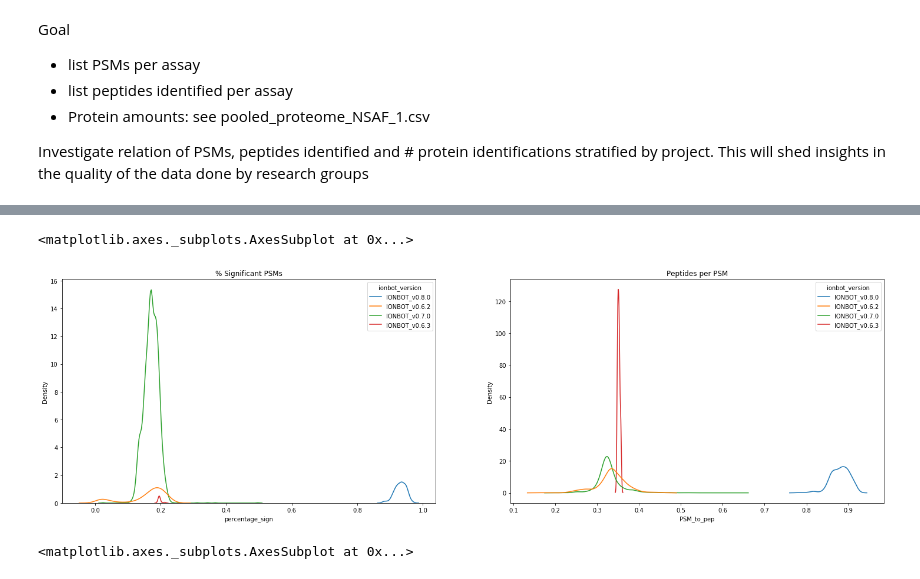
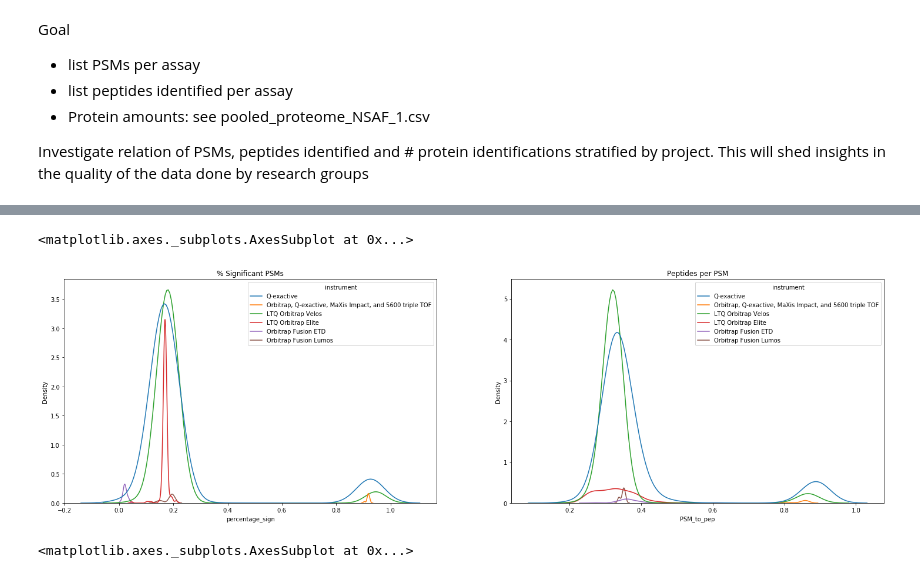
Before and after one commit to SamvPy/Master_thesis_AJ_22_23, a Jupyter notebook: master_thesis/Atlas_creation/data_overview.ipynb, the cells around one changed output, grey strips where cells are left out. Saved outputs shown, nothing was run; the diff lists cells and outputs as text; code cells hidden in the pictures.

```diff
--- a/master_thesis/Atlas_creation/data_overview.ipynb
+++ b/master_thesis/Atlas_creation/data_overview.ipynb
@@ -32,15 +32,15 @@ Index(['assay_id', 'project_id', 'filename', 'cell_id', 'cell_line', 'disease',
 # %%
 fig, ax = plt.subplots(1,2, figsize = (25,7))
 
 ax[0].set_title("% Significant PSMs")
 ax[1].set_title("Peptides per PSM")
 
 
-sns.kdeplot(meta["percentage_sign"], ax = ax[0], hue = meta["ionbot_version"])
-sns.kdeplot(meta["PSM_to_pep"], ax = ax[1], hue = meta["ionbot_version"], common_norm=False)
+sns.kdeplot(meta["percentage_sign"], ax = ax[0], hue = meta["instrument"])
+sns.kdeplot(meta["PSM_to_pep"], ax = ax[1], hue = meta["instrument"])
 # %% [output]
 <matplotlib.axes._subplots.AxesSubplot at 0x...>
-[figure, old version]
+[figure, new version]
 # %%
 fig, ax = plt.subplots(1,2, figsize = (25,7))
 
```
Also changed, not shown: parts of 2 cells of this notebook, 45 other files.
